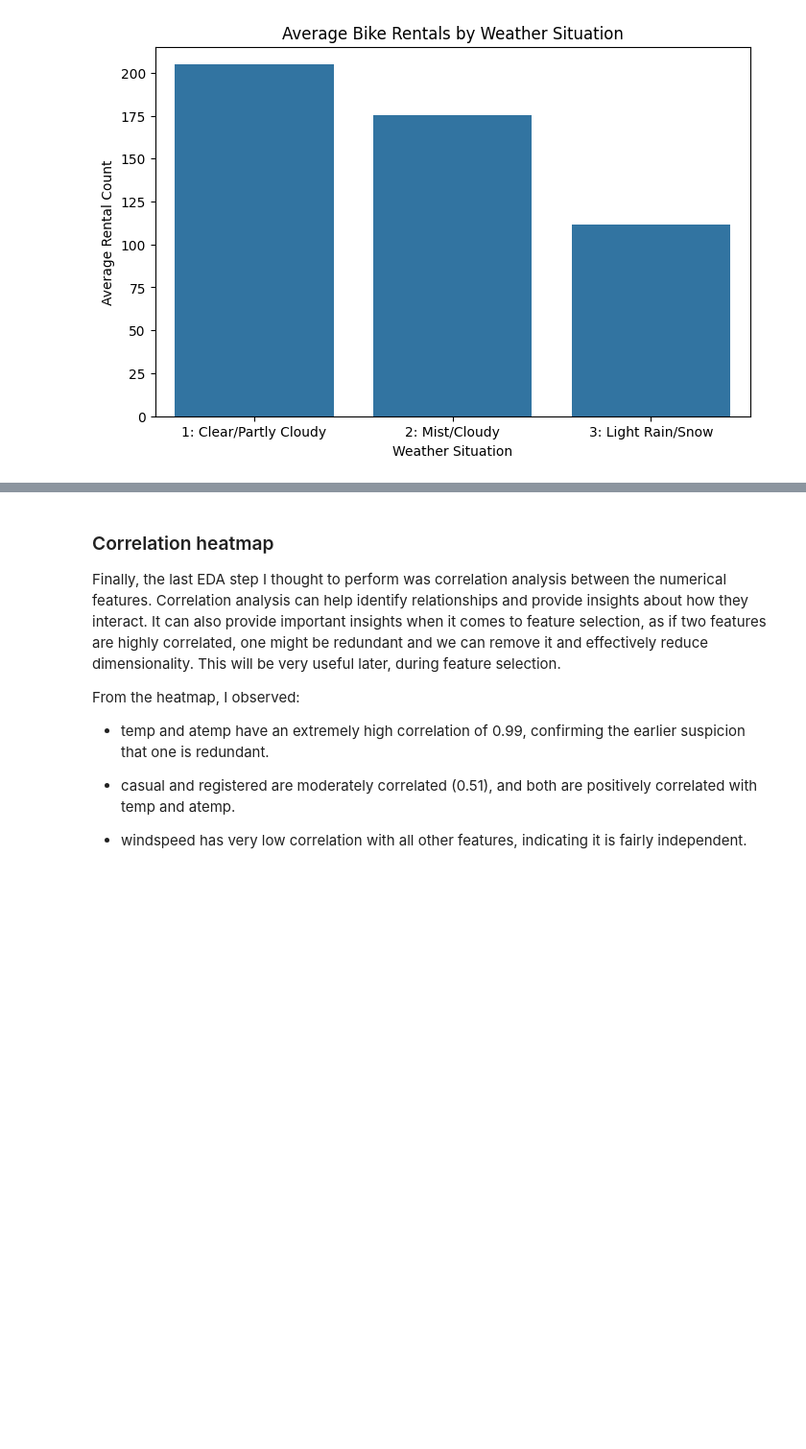
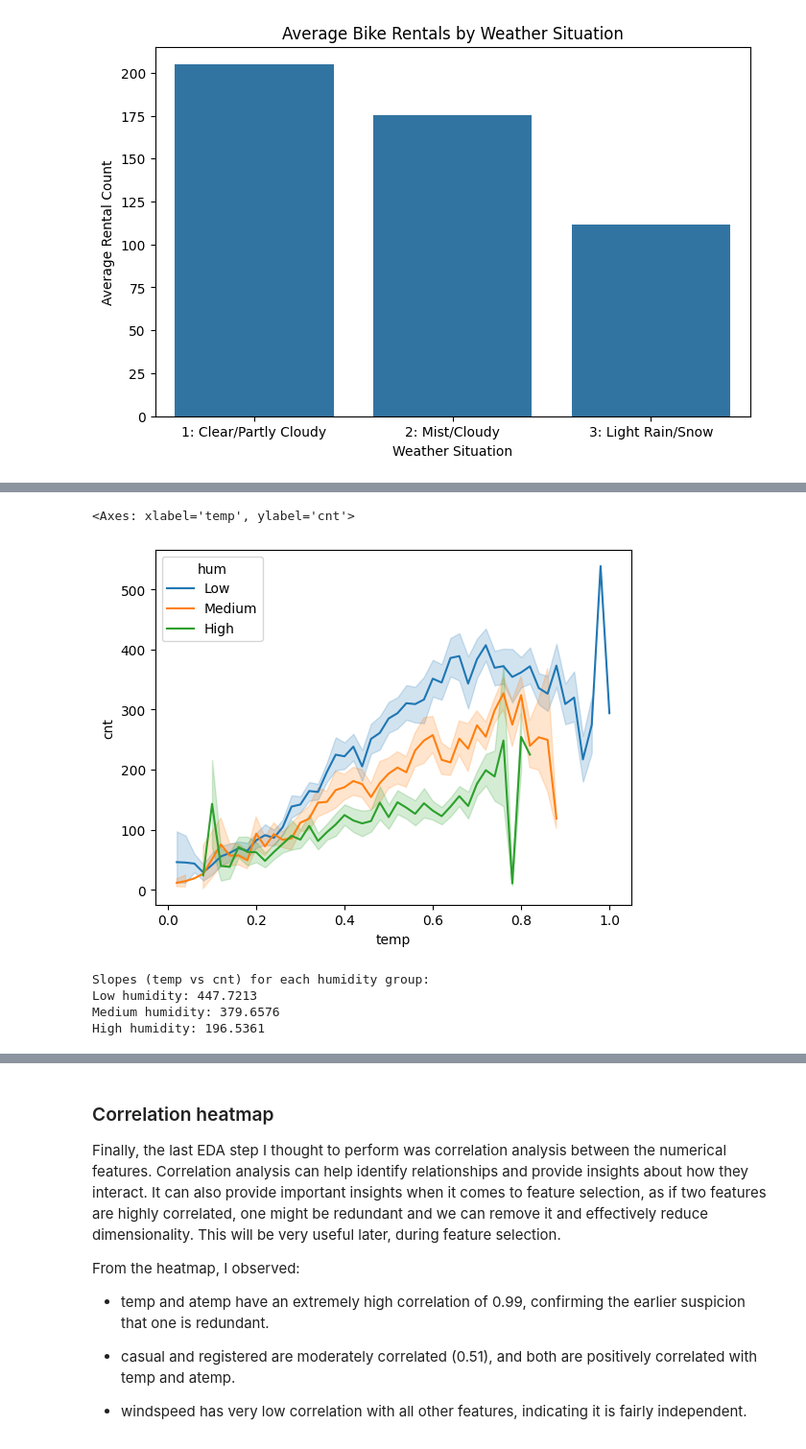
Before and after one commit to hibbakamas/ML-fundamentals-2025, a Jupyter notebook: assignment_2_Hibba_Kamas.ipynb, the cells around one changed output, grey strips where cells are left out. Shown at 96% size. Drawn from its saved outputs; the diff is of its cells as text; code cells hidden in the pictures; blank space fills up the shorter version.

```diff
--- a/assignment_2_Hibba_Kamas.ipynb
+++ b/assignment_2_Hibba_Kamas.ipynb
@@ -496,0 +511,33 @@ plt.show()
+# %%
+sns.lineplot(
+    data=df,
+    x='temp',
+    y='cnt',
+    hue=pd.qcut(df['hum'], q=3, labels=['Low', 'Medium', 'High'])
+)
+# %% [output]
+<Axes: xlabel='temp', ylabel='cnt'>
+[figure, added]
+# %%
+# Calculate slope for each humidity group without creating new columns
+slopes = {}
+hum_groups = pd.qcut(df['hum'], q=3, labels=['Low', 'Medium', 'High'])
+
+for group in ['Low', 'Medium', 'High']:
+    # Filter the data without creating a new column
+    mask = hum_groups == group
+    group_temp = df.loc[mask, 'temp']
+    group_cnt = df.loc[mask, 'cnt']
+
+    # Calculate slope for this group
+    slope, intercept = np.polyfit(group_temp, group_cnt, 1)
+    slopes[group] = slope
+
+print("Slopes (temp vs cnt) for each humidity group:")
+for group, slope in slopes.items():
+    print(f"{group} humidity: {slope:.4f}")
+# %% [output]
+Slopes (temp vs cnt) for each humidity group:
+Low humidity: 447.7213
+Medium humidity: 379.6576
+High humidity: 196.5361
```
Also changed, not shown: parts of 47 cells of this notebook.
